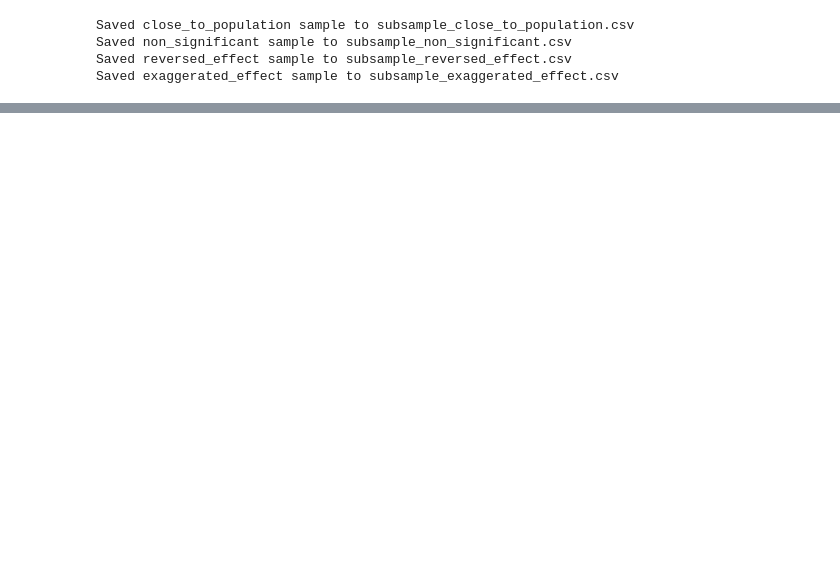
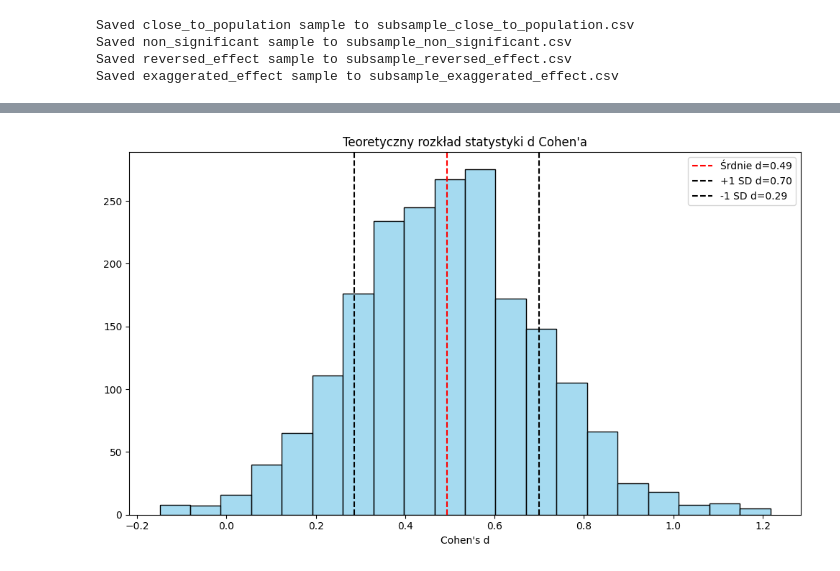
Before and after one commit to PawelSmolinski/Statystyka, a Jupyter notebook: Zaawansowane/Personality.ipynb, the cells around one changed output, grey strips where cells are left out. Cells and saved outputs as stored; diff of their text form; code cells hidden in the pictures; blank space fills up the shorter version.

```diff
--- a/Zaawansowane/Personality.ipynb
+++ b/Zaawansowane/Personality.ipynb
@@ -275,0 +323,21 @@ Saved exaggerated_effect sample to subsample_exaggerated_effect.csv
+# %%
+# Calculate the mean and standard deviation of the effect sizes
+mean_cohens_d = np.mean(effect_sizes_df['Cohen_d'])
+std_cohens_d = np.std(effect_sizes_df['Cohen_d'], ddof=1)
+
+# Plotting the histogram of effect sizes
+plt.figure(figsize=(10, 6))
+sns.histplot(effect_sizes_df['Cohen_d'], kde=False, color="skyblue", binwidth=0.07)
+plt.axvline(mean_cohens_d, color='red', linestyle='--', label=f'Śrdnie d={mean_cohens_d:.2f}')
+# Standard deviation lines
+plt.axvline(mean_cohens_d + std_cohens_d, color='black', linestyle='--', label=f'+1 SD d={mean_cohens_d + std_cohens_d:.2f}')
+plt.axvline(mean_cohens_d - std_cohens_d, color='black', linestyle='--', label=f'-1 SD d={mean_cohens_d - std_cohens_d:.2f}')
+plt.xlabel('Cohen\'s d')
+plt.ylabel('')
+plt.title('''Teoretyczny rozkład statystyki d Cohen'a''')
+plt.legend()
+
+plt.tight_layout()
+plt.show()
+# %% [output]
+[figure, added]
```
Also changed, not shown: parts of 8 cells of this notebook, 7 other files.
